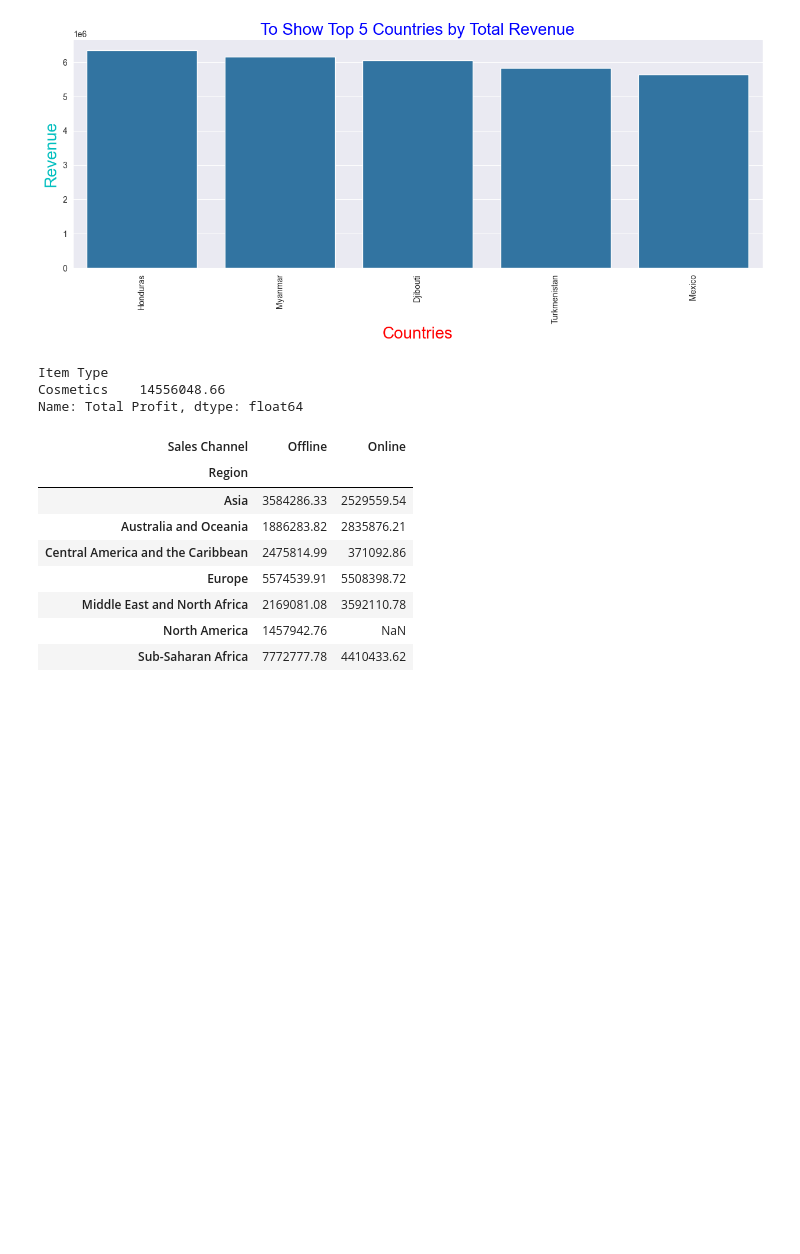
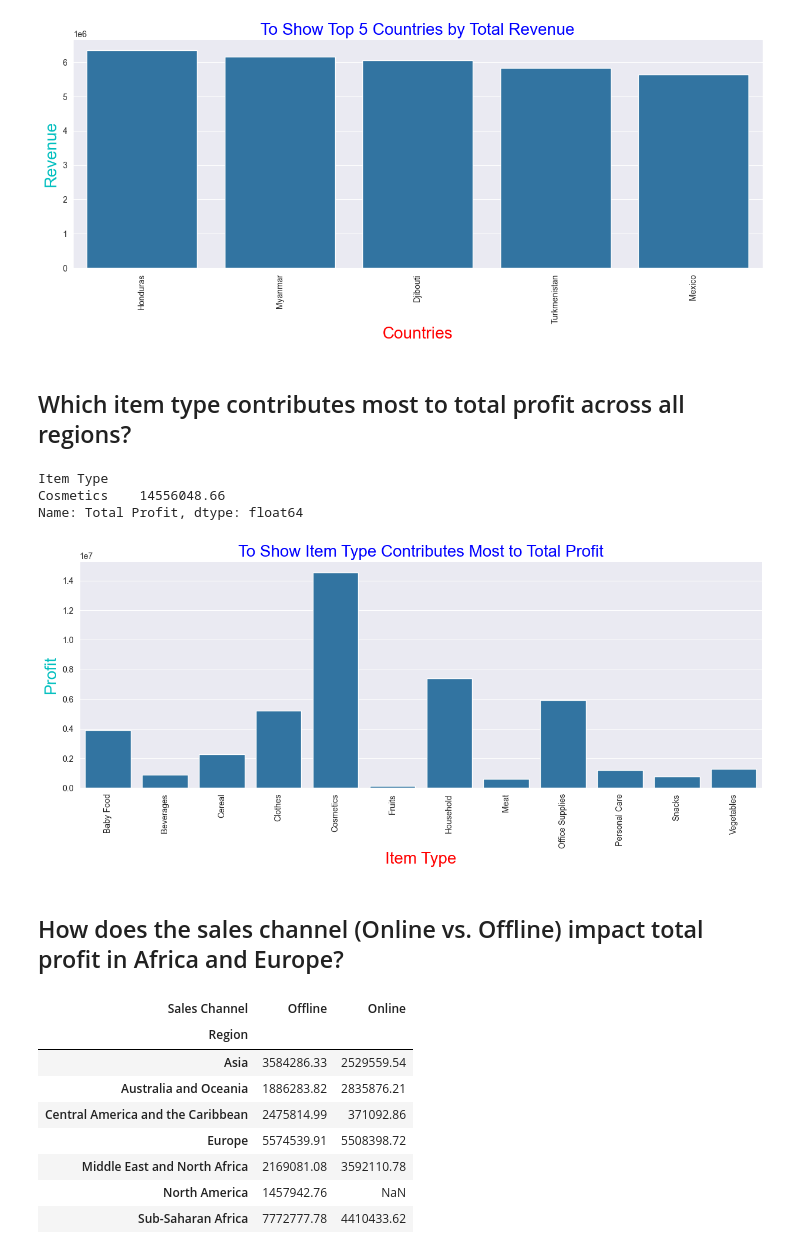
Before and after one commit to gdprasad1201/Amazon-Sales-Data-Analytics-Mini-Project, a Jupyter notebook: sales.ipynb, the cells around one changed output. Drawn from its saved outputs; the diff is of its cells as text; code cells hidden in the pictures; blank space fills up the shorter version.

```diff
--- a/sales.ipynb
+++ b/sales.ipynb
@@ -245,4 +257,6 @@ plt.ylabel('Revenue', fontsize = 20, color = 'c')
 plt.show()
 # %% [output]
 [figure]
+# %% [markdown]
+## Which item type contributes most to total profit across all regions?
 # %%
@@ -253,6 +267,21 @@ Item_Type_Contributes
 Item Type
 Cosmetics    14556048.66
 Name: Total Profit, dtype: float64
+# %%
+group_data = data.groupby(['Item Type'])['Total Profit'].sum()
+sns.set_style('darkgrid')
+plt.figure(figsize = (15,5))
+sns.barplot(x = group_data.index, y = group_data.values)
+
+plt.xticks(rotation = 90)
+plt.title('To Show Item Type Contributes Most to Total Profit', fontsize = 20, color = 'Blue')
+plt.xlabel('Item Type', fontsize = 20, color = 'red')
+plt.ylabel('Profit', fontsize = 20, color = 'c')
+plt.show()
+# %% [output]
+[figure, added]
+# %% [markdown]
+## How does the sales channel (Online vs. Offline) impact total profit in Africa and Europe?
 # %%
 # How does the sales channel (Online vs. Offline) impact total profit in Africa and Europe?
 Sales_Channel_Total_Profit = data.groupby(['Region', 'Sales Channel'])['Total Profit'].sum().unstack()
```
Also changed, not shown: parts of 13 cells of this notebook, 3 other files.
